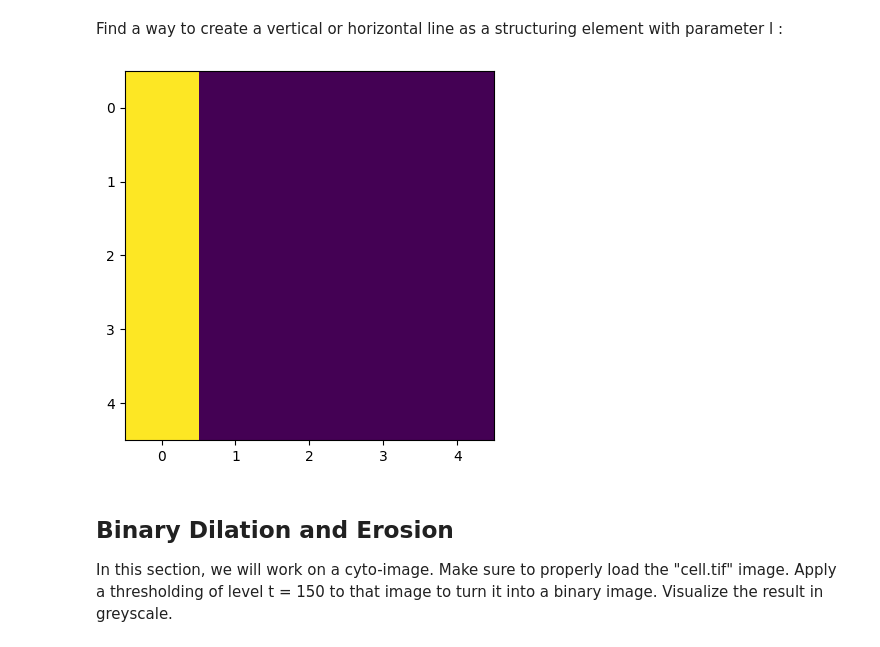
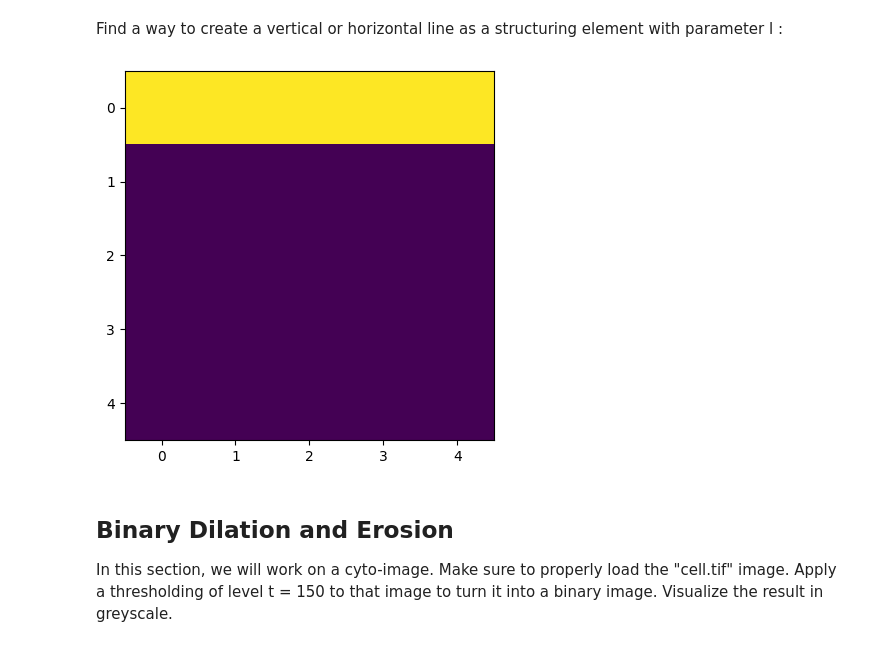
Before and after one commit to Mert-Emrem/SSEO-MRO, a Jupyter notebook: pw3_nonlinearfiltering_student.ipynb, the cells around one changed output. Cells and saved outputs as stored; diff of their text form; code cells hidden in the pictures.

```diff
--- a/pw3_nonlinearfiltering_student.ipynb
+++ b/pw3_nonlinearfiltering_student.ipynb
@@ -49,13 +49,13 @@ Find a way to create a vertical or horizontal line as a structuring element with
 # %%
 l = 5
 strell_line = np.zeros((l,l))
-# strell_line[0,:] = 1 # Vertical line
-strell_line[:,0] = 1 # Horizontal line
+strell_line[0,:] = 1 # Vertical line
+#strell_line[:,0] = 1 # Horizontal line
 
 plt.imshow(strell_line)
 plt.show()
 # %% [output]
-[figure, old version]
+[figure, new version]
 # %% [markdown]
 ## Binary Dilation and Erosion
 
```
Also changed, not shown: parts of 6 cells of this notebook.
